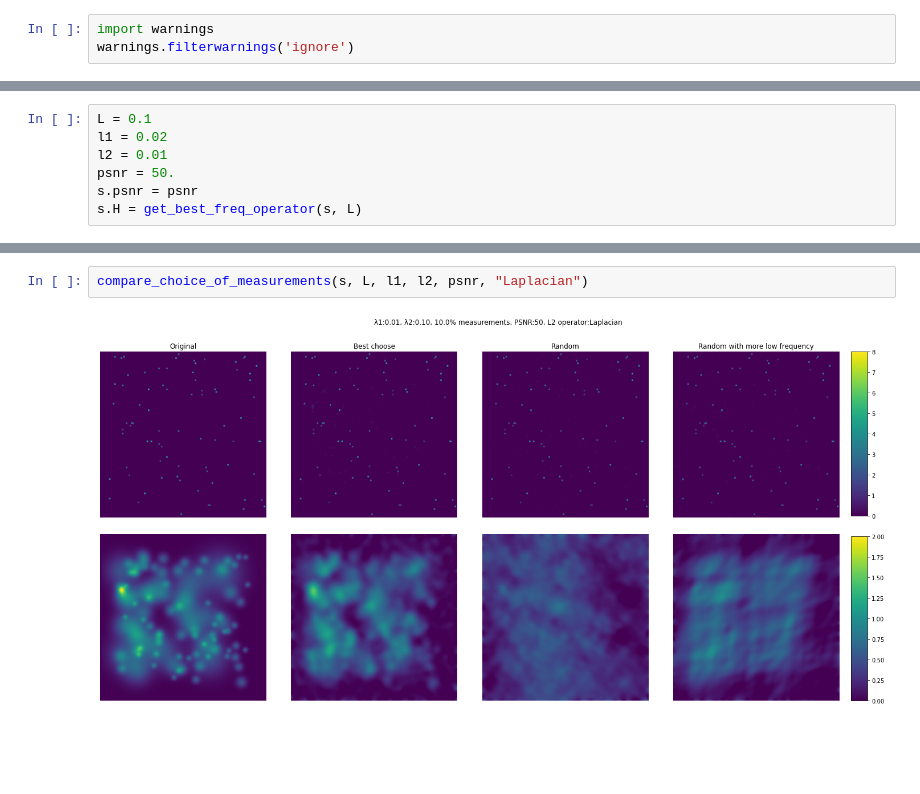
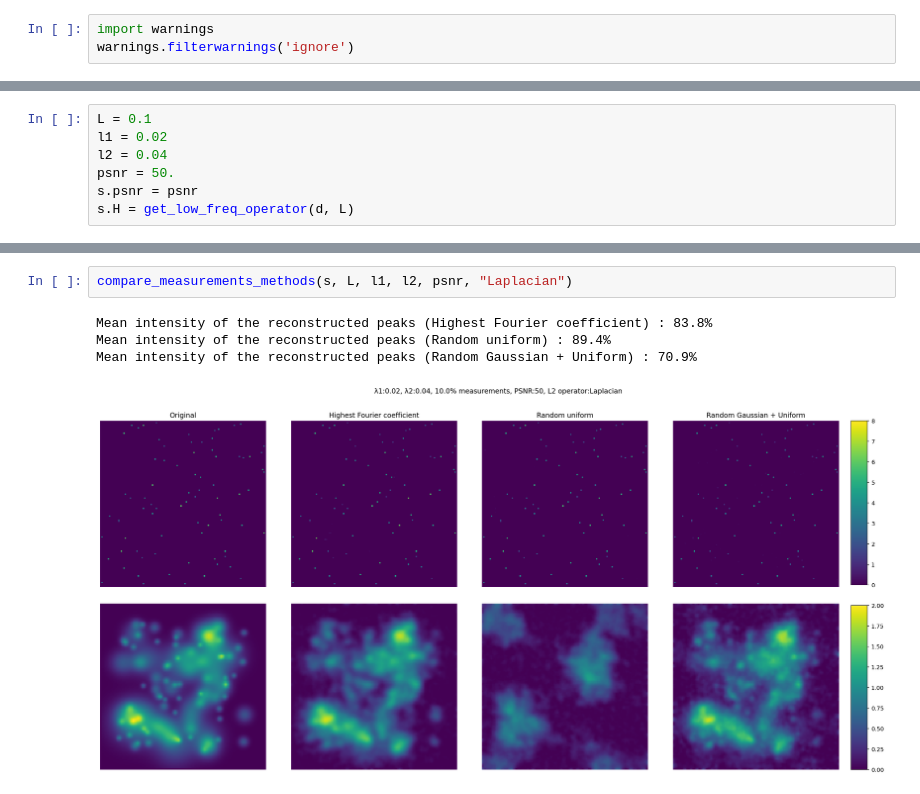
Before and after one commit to David-Chavess/Sparse-smooth-signal, a Jupyter notebook: Presentation.ipynb, the cells around one changed output, grey strips where cells are left out. Cells and saved outputs as stored; diff of their text form; blank space fills up the shorter version.

```diff
--- a/Presentation.ipynb
+++ b/Presentation.ipynb
@@ -18,7 +19,7 @@ s.plot()
 # %%
 L = 0.1
 l1 = 0.02
-l2 = 0.01
+l2 = 0.04
 psnr = 50.
 s.psnr = psnr
-s.H = get_best_freq_operator(s, L)
+s.H = get_low_freq_operator(d, L)
@@ -30,4 +35,7 @@ plot_reconstruction(s.sparse, s.smooth, x1, x2)
 # %%
-compare_choice_of_measurements(s, L, l1, l2, psnr, "Laplacian")
+compare_measurements_methods(s, L, l1, l2, psnr, "Laplacian")
 # %% [output]
+Mean intensity of the reconstructed peaks (Highest Fourier coefficient) : 83.8%
+Mean intensity of the reconstructed peaks (Random uniform) : 89.4%
+Mean intensity of the reconstructed peaks (Random Gaussian + Uniform) : 70.9%
-[figure, old version]
+[figure, new version]
```
Also changed, not shown: parts of 16 cells of this notebook.
